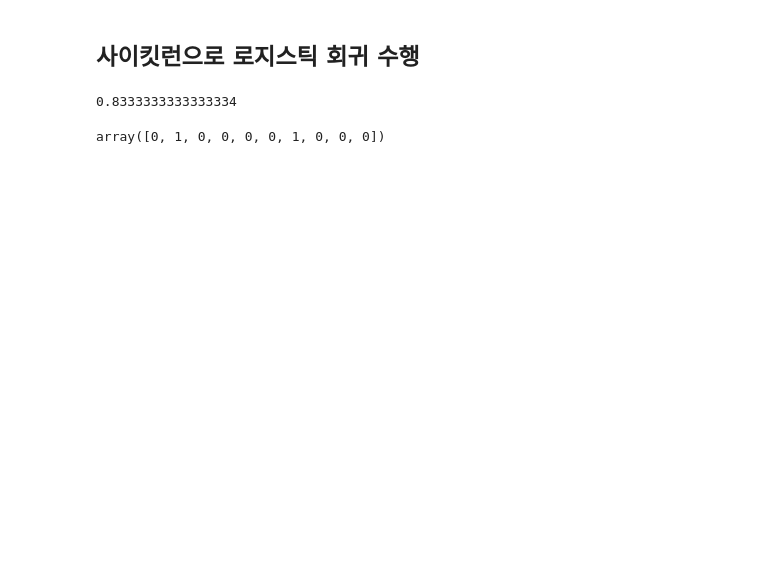
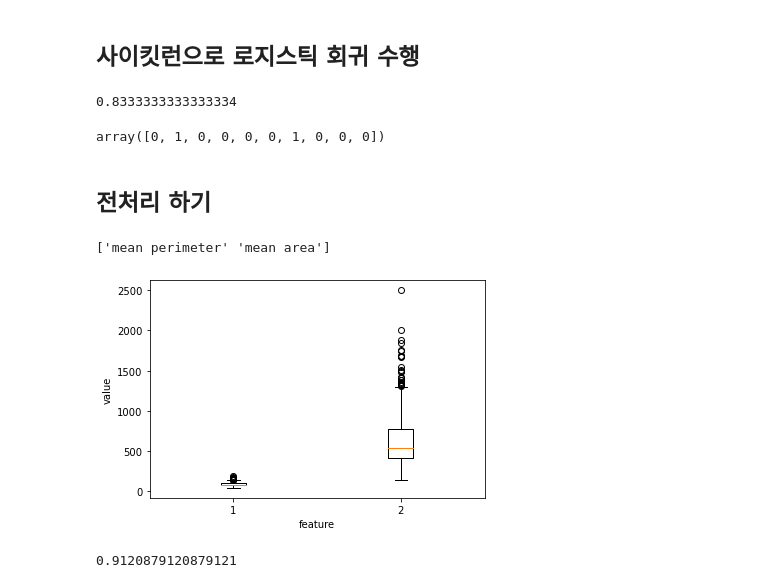
Before and after one commit to mingggkeee/deep-learning, a Jupyter notebook: 이진분류.ipynb, the cells around one changed output. Drawn from its saved outputs; the diff is of its cells as text; code cells hidden in the pictures; blank space fills up the shorter version.

```diff
--- a/이진분류.ipynb
+++ b/이진분류.ipynb
@@ -185,3 +185,15 @@ sgd.score(x_test, y_test)
 sgd.predict(x_test[0:10])
 # %% [output]
 array([0, 1, 0, 0, 0, 0, 1, 0, 0, 0])
+# %% [markdown]
+## 전처리 하기
+# %%
+# 훈련 데이터 준비하고 스케일 비교하기
+print(cancer.feature_names[[2, 3]])
+plt.boxplot(x_train[:, 2:4])
+plt.xlabel('feature')
+plt.ylabel('value')
+plt.show()
+# %% [output]
+['mean perimeter' 'mean area']
+[figure, added]
@@ -187,0 +278,6 @@ array([0, 1, 0, 0, 0, 0, 1, 0, 0, 0])
+# %%
+layer1 = SingleLayer()
+layer1.fit(x_train, y_train)
+layer1.score(x_val, y_val)
+# %% [output]
+0.9120879120879121
```
Also changed, not shown: parts of 20 cells of this notebook.
